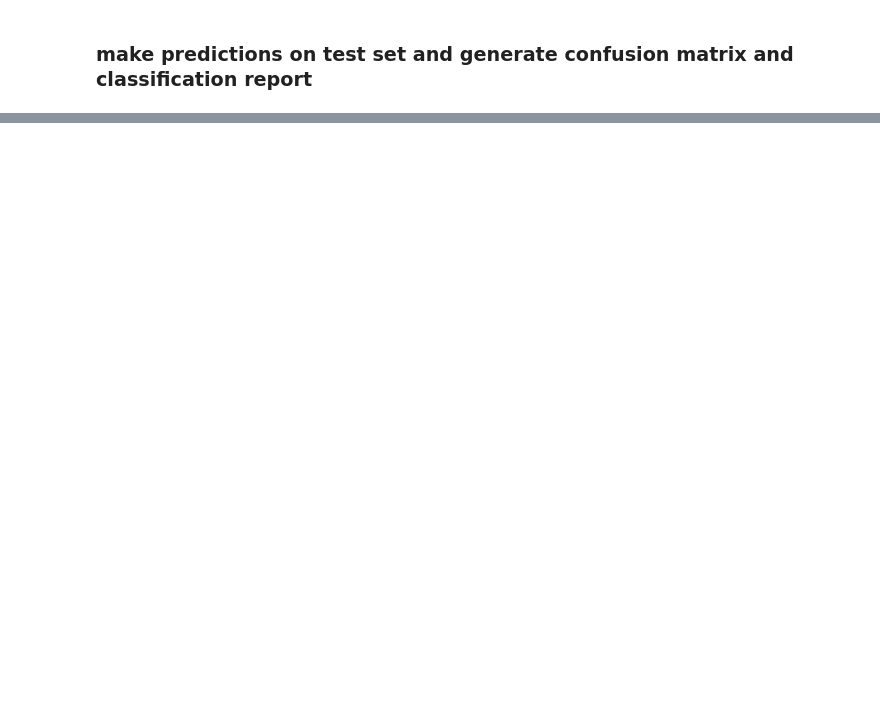
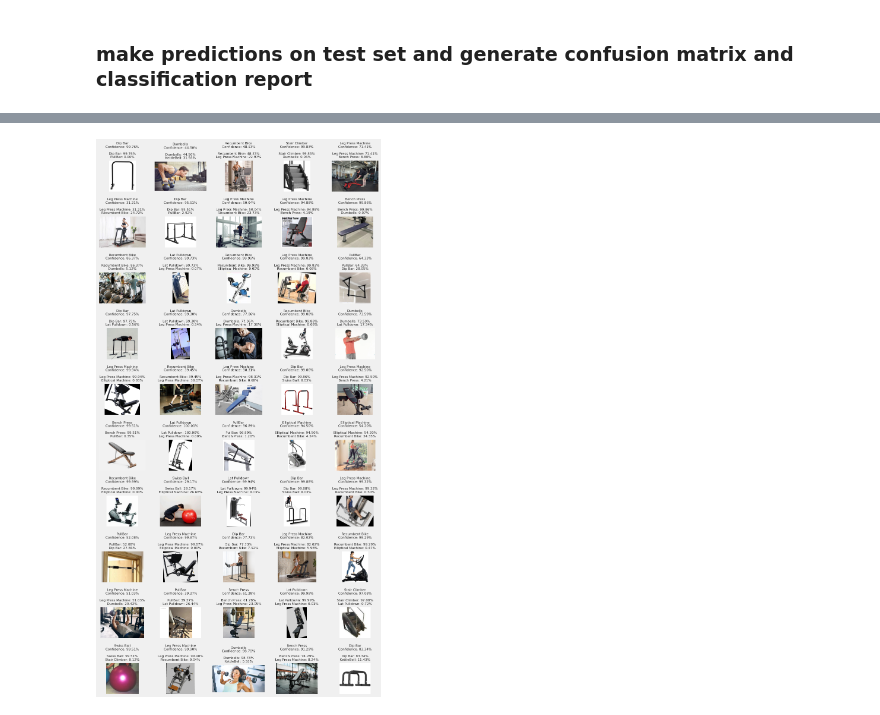
Before and after one commit to GymLens/Machine-Learning, a Jupyter notebook: CNN_TF_DenseNet121.ipynb, the cells around one changed output, grey strips where cells are left out. Cells and saved outputs as stored; diff of their text form; code cells hidden in the pictures; blank space fills up the shorter version.

```diff
--- a/CNN_TF_DenseNet121.ipynb
+++ b/CNN_TF_DenseNet121.ipynb
@@ -393,7 +549,7 @@ else:
 # %%
 directory_path = './dataset/tes'
 class_names = ['Bench Press', 'Dip Bar', 'Dumbells', 'Elliptical Machine', 'KettleBell', 'Lat Pulldown', 'Leg Press Machine', 'PullBar', 'Recumbent Bike', 'Stair Climber', 'Swiss Ball', 'Treadmill']
-fig, axes = plt.subplots(nrows=9, ncols=5, figsize=(10, 18))
+fig, axes = plt.subplots(nrows=10, ncols=5, figsize=(10, 19))
 axes = axes.flatten()
 
 for i, filename in enumerate(os.listdir(directory_path)):
@@ -413,8 +569,9 @@ for i, filename in enumerate(os.listdir(directory_path)):
     confidence_text = "\n".join([f"{predicted_class_name[j]}: {confidence[j]:.2f}%" for j in range(2)])
     axes[i].set_title(f"{predicted_class_name[0]}\nConfidence: {confidence[0]:.2f}%\n\n{confidence_text}", fontsize=8)
 
-    if i == 44:
+    if i == 49:
         break
 
 plt.tight_layout()
 plt.show()
+# %% [output]
@@ -421,2 +595,3 @@ plt.show()
+[figure, added]
 # %%
 model.save('./gym_model_densenet121_9958.h5')
```
Also changed, not shown: parts of 20 cells of this notebook.
